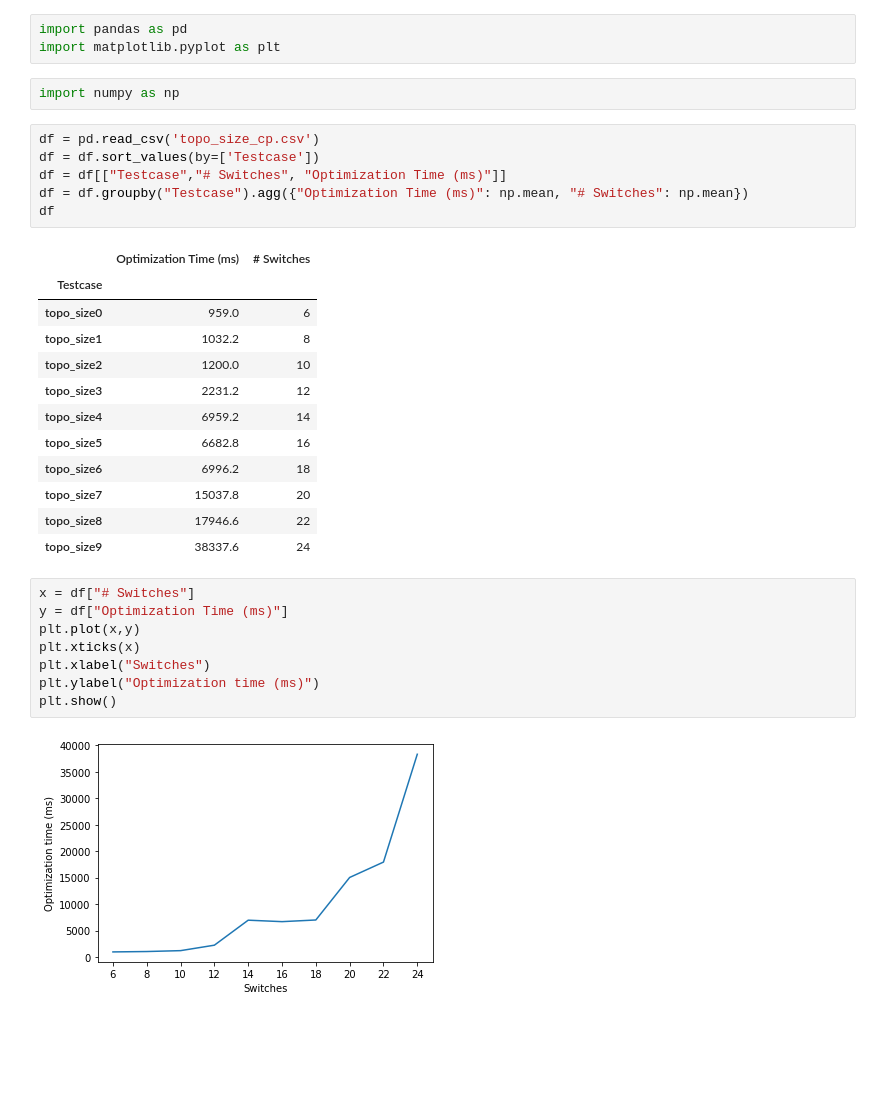
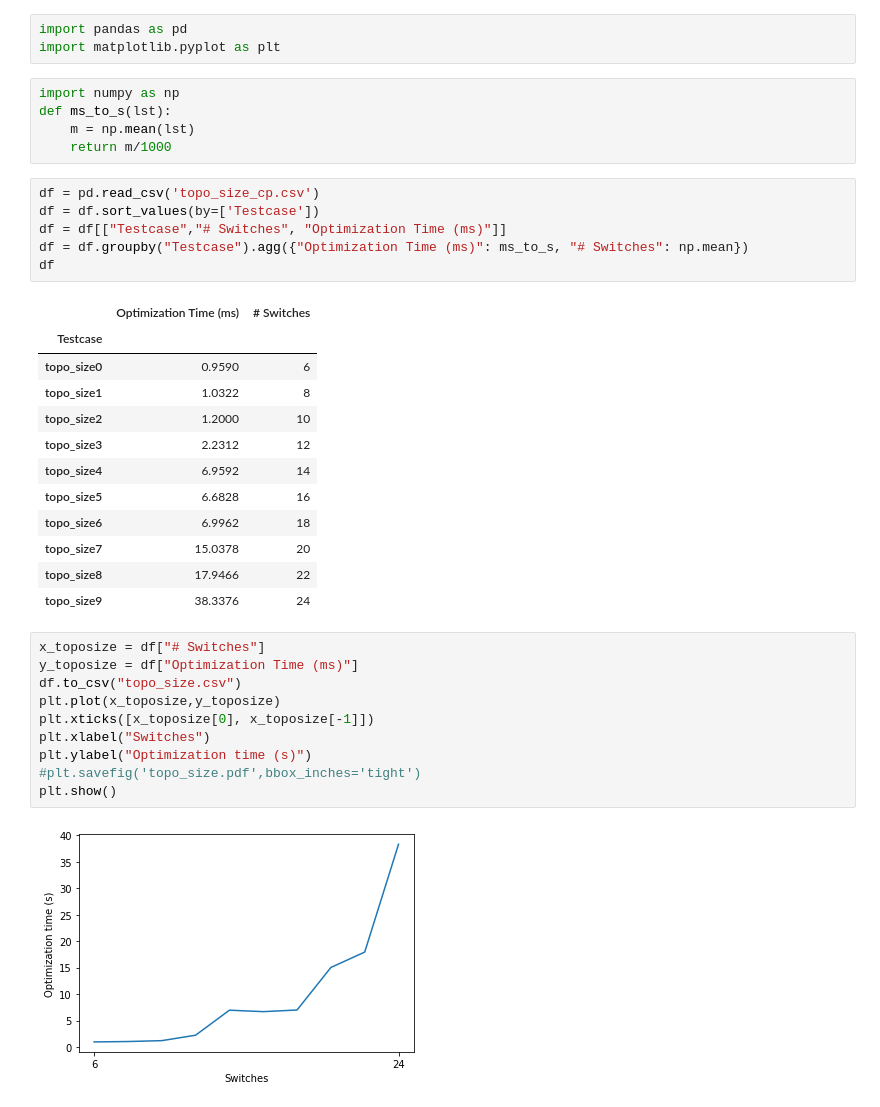
Before and after one commit to nreusch/TSNConf, a Jupyter notebook: results/scalability_figure/ScalabilityFigure.ipynb, the cells around one changed output. Drawn from its saved outputs; the diff is of its cells as text; blank space fills up the shorter version.

```diff
--- a/results/scalability_figure/ScalabilityFigure.ipynb
+++ b/results/scalability_figure/ScalabilityFigure.ipynb
@@ -3,35 +3,40 @@ import pandas as pd
 import matplotlib.pyplot as plt
 # %%
 import numpy as np
+def ms_to_s(lst):
+    m = np.mean(lst)
+    return m/1000
 # %%
 df = pd.read_csv('topo_size_cp.csv')
 df = df.sort_values(by=['Testcase'])
 df = df[["Testcase","# Switches", "Optimization Time (ms)"]]
-df = df.groupby("Testcase").agg({"Optimization Time (ms)": np.mean, "# Switches": np.mean})
+df = df.groupby("Testcase").agg({"Optimization Time (ms)": ms_to_s, "# Switches": np.mean})
 df
 # %% [output]
 |  | Optimization Time (ms) | # Switches |
 | Testcase |  |  |
-| topo_size0 | 959.0 | 6 |
-| topo_size1 | 1032.2 | 8 |
-| topo_size2 | 1200.0 | 10 |
-| topo_size3 | 2231.2 | 12 |
-| topo_size4 | 6959.2 | 14 |
-| topo_size5 | 6682.8 | 16 |
-| topo_size6 | 6996.2 | 18 |
-| topo_size7 | 15037.8 | 20 |
-| topo_size8 | 17946.6 | 22 |
-| topo_size9 | 38337.6 | 24 |
+| topo_size0 | 0.9590 | 6 |
+| topo_size1 | 1.0322 | 8 |
+| topo_size2 | 1.2000 | 10 |
+| topo_size3 | 2.2312 | 12 |
+| topo_size4 | 6.9592 | 14 |
+| topo_size5 | 6.6828 | 16 |
+| topo_size6 | 6.9962 | 18 |
+| topo_size7 | 15.0378 | 20 |
+| topo_size8 | 17.9466 | 22 |
+| topo_size9 | 38.3376 | 24 |
 # %%
-x = df["# Switches"]
-y = df["Optimization Time (ms)"]
-plt.plot(x,y)
-plt.xticks(x)
+x_toposize = df["# Switches"]
+y_toposize = df["Optimization Time (ms)"]
+df.to_csv("topo_size.csv")
+plt.plot(x_toposize,y_toposize)
+plt.xticks([x_toposize[0], x_toposize[-1]])
 plt.xlabel("Switches")
-plt.ylabel("Optimization time (ms)")
+plt.ylabel("Optimization time (s)")
+#plt.savefig('topo_size.pdf',bbox_inches='tight')
 plt.show()
 # %% [output]
-[figure, old version]
+[figure, new version]
 # %%
 df = pd.read_csv('apps_cp.csv')
 df = df.sort_values(by=['Testcase'])
```
Also changed, not shown: parts of 6 cells of this notebook, 11 other files.
